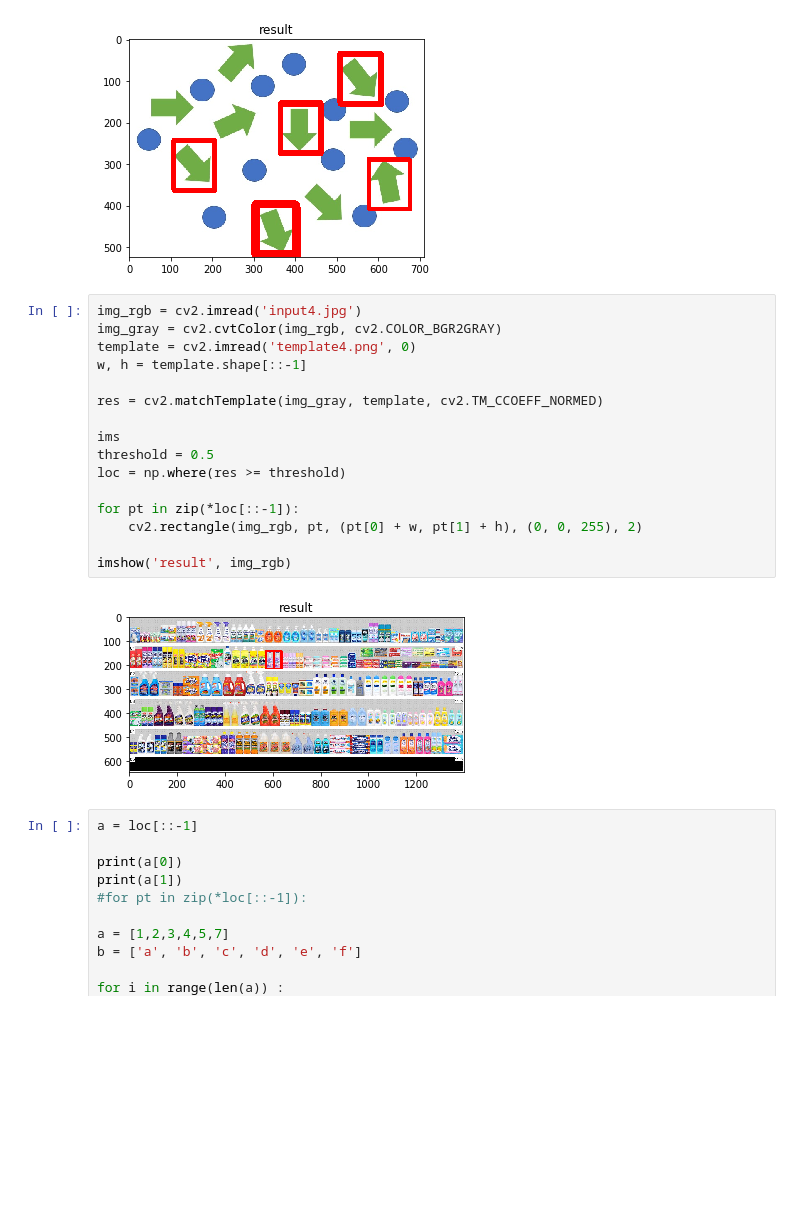
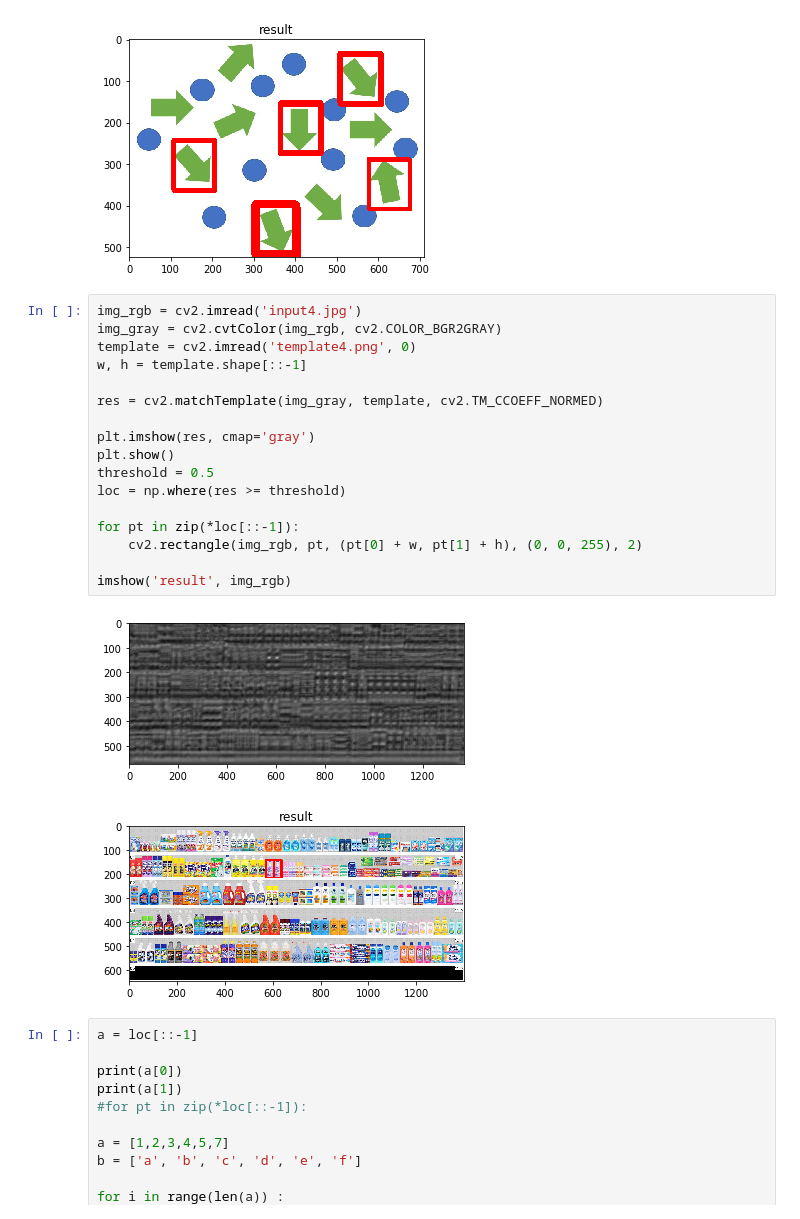
Before and after one commit to loftmain/opencv_project, a Jupyter notebook: visiday4.ipynb, the cells around one changed output. Saved outputs shown, nothing was run; the diff lists cells and outputs as text; blank space fills up the shorter version.

```diff
--- a/visiday4.ipynb
+++ b/visiday4.ipynb
@@ -180,21 +180,23 @@ imshow('result', img_rgb)
 # %%
 img_rgb = cv2.imread('input4.jpg')
 img_gray = cv2.cvtColor(img_rgb, cv2.COLOR_BGR2GRAY)
 template = cv2.imread('template4.png', 0)
 w, h = template.shape[::-1]
 
 res = cv2.matchTemplate(img_gray, template, cv2.TM_CCOEFF_NORMED)
 
-ims
+plt.imshow(res, cmap='gray')
+plt.show()
 threshold = 0.5
 loc = np.where(res >= threshold)
 
 for pt in zip(*loc[::-1]):
     cv2.rectangle(img_rgb, pt, (pt[0] + w, pt[1] + h), (0, 0, 255), 2)
 
 imshow('result', img_rgb)
 # %% [output]
-[figure, old version]
+[figure, new version]
+[figure, added]
 # %%
 a = loc[::-1]
 
```
Also changed, not shown: parts of 22 cells of this notebook, 5 other files.
